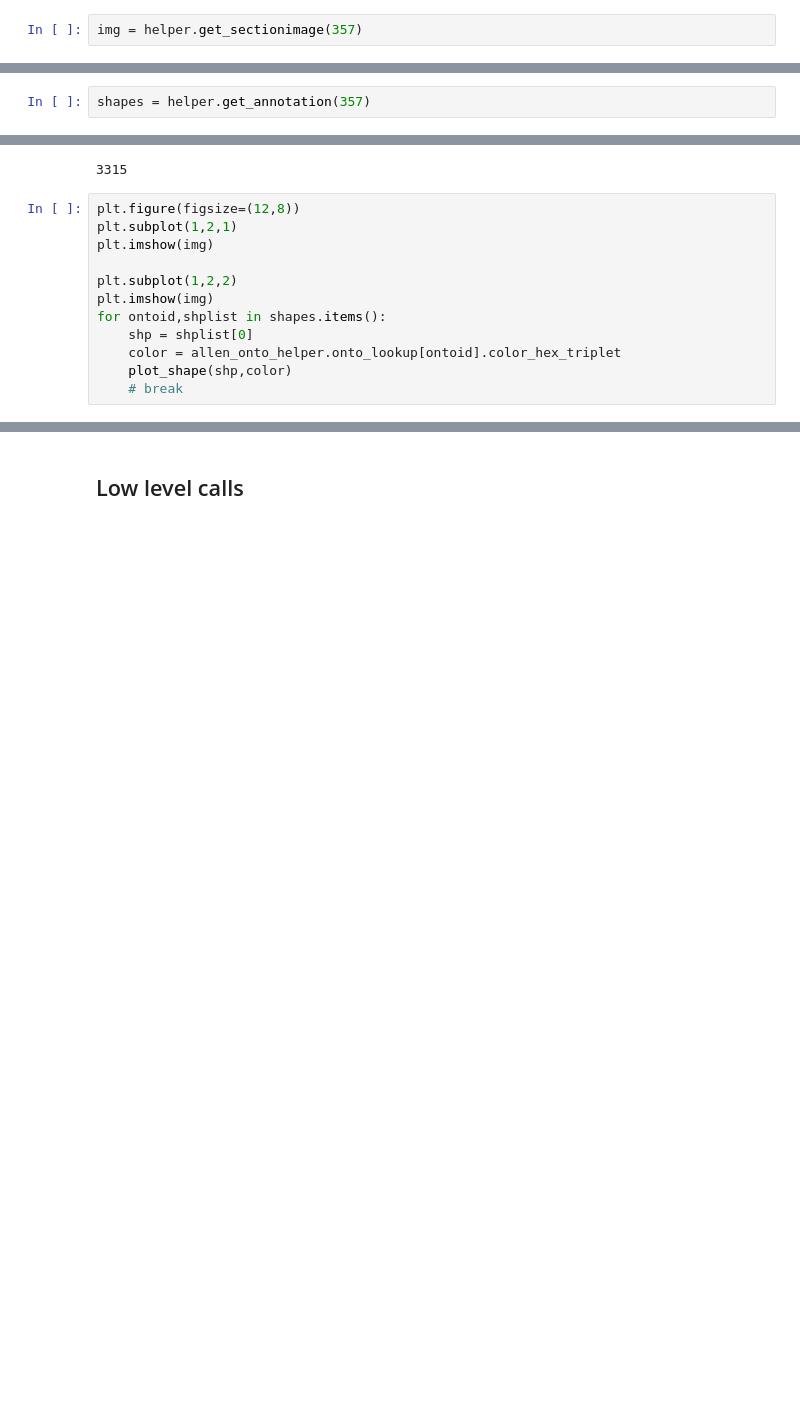
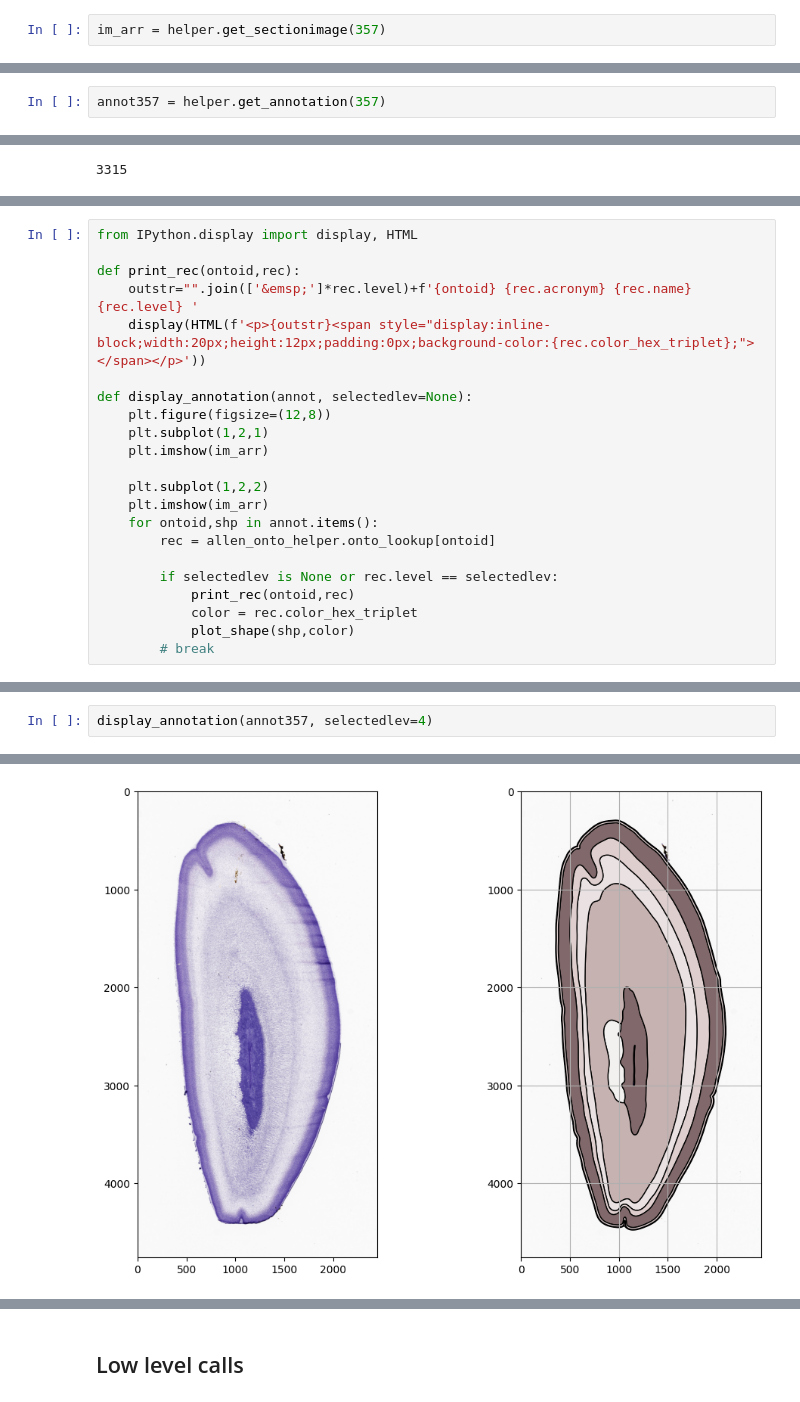
Before and after one commit to SGBC-IITM/DHARANI_data_tutorial, a Jupyter notebook: notebooks/allen_developinghuman.ipynb, the cells around one changed output, grey strips where cells are left out. Saved outputs shown, nothing was run; the diff lists cells and outputs as text; blank space fills up the shorter version.

```diff
--- a/notebooks/allen_developinghuman.ipynb
+++ b/notebooks/allen_developinghuman.ipynb
@@ -13,5 +13,5 @@ len(helper.get_section_numbers())
 # %% [output]
 169
 # %%
-img = helper.get_sectionimage(357)
+im_arr = helper.get_sectionimage(357)
 # %%
@@ -23,7 +23,7 @@ helper.get_viewer_url(357)
 # %% [output]
 'https://atlas.brain-map.org/atlas?atlas=3&plate=101892528&zoom=-5'
 # %%
-shapes = helper.get_annotation(357)
+annot357 = helper.get_annotation(357)
 # %%
 from shapely.plotting import plot_polygon
 
@@ -38,15 +38,3 @@ allen_onto_helper = TreeHelper('allen_devhuman')
 len(allen_onto_helper)
 # %% [output]
 3315
-# %%
-plt.figure(figsize=(12,8))
-plt.subplot(1,2,1)
-plt.imshow(img)
-
-plt.subplot(1,2,2)
-plt.imshow(img)
-for ontoid,shplist in shapes.items():
-    shp = shplist[0]
-    color = allen_onto_helper.onto_lookup[ontoid].color_hex_triplet
-    plot_shape(shp,color)
-    # break
@@ -58,0 +65,22 @@ allen_onto_helper.search('occipital cortex')
+# %%
+from IPython.display import display, HTML
+
+def print_rec(ontoid,rec):
+    outstr="".join(['&emsp;']*rec.level)+f'{ontoid} {rec.acronym} {rec.name} {rec.level} '
+    display(HTML(f'<p>{outstr}<span style="display:inline-block;width:20px;height:12px;padding:0px;background-color:{rec.color_hex_triplet};"></span></p>'))
+
+def display_annotation(annot, selectedlev=None):
+    plt.figure(figsize=(12,8))
+    plt.subplot(1,2,1)
+    plt.imshow(im_arr)
+
+    plt.subplot(1,2,2)
+    plt.imshow(im_arr)
+    for ontoid,shp in annot.items():
+        rec = allen_onto_helper.onto_lookup[ontoid]
+
+        if selectedlev is None or rec.level == selectedlev:
+            print_rec(ontoid,rec)
+            color = rec.color_hex_triplet
+            plot_shape(shp,color)
+        # break
@@ -58,0 +103,3 @@ allen_onto_helper.search('occipital cortex')
+# %%
+display_annotation(annot357, selectedlev=4)
+# %% [output]
@@ -58,0 +114 @@ allen_onto_helper.search('occipital cortex')
+[figure, added]
```
Also changed, not shown: parts of 44 cells of this notebook, 5 other files.
